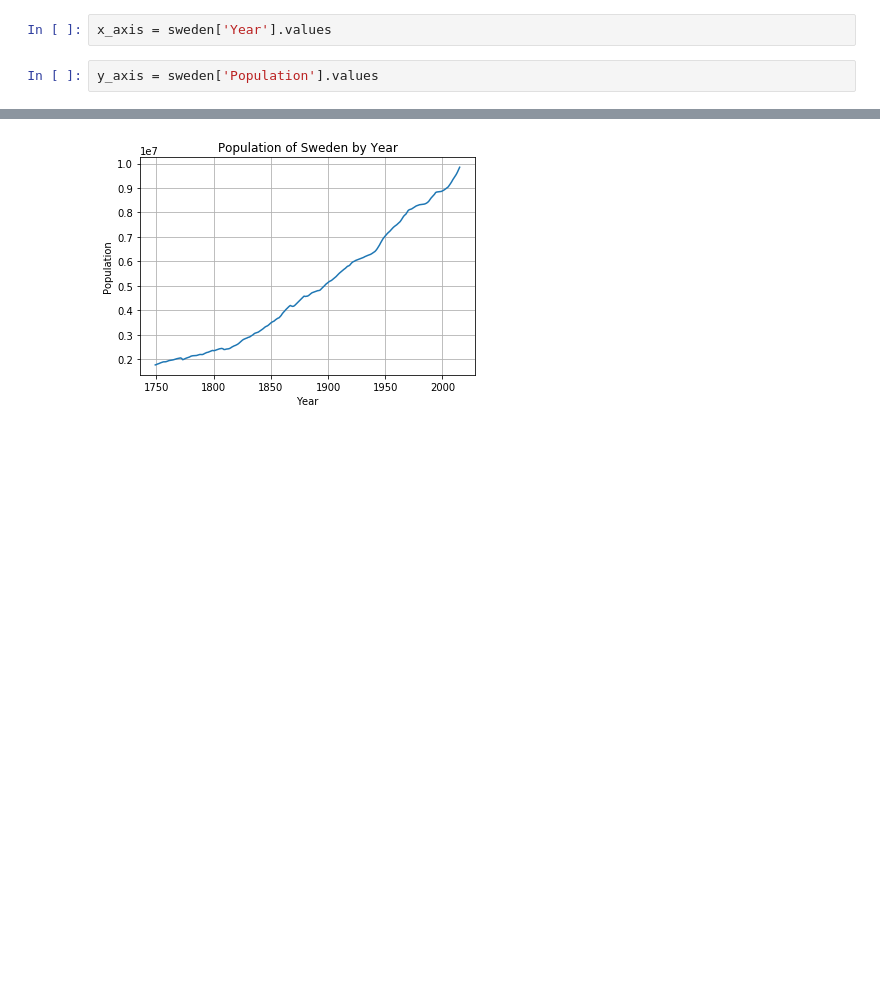
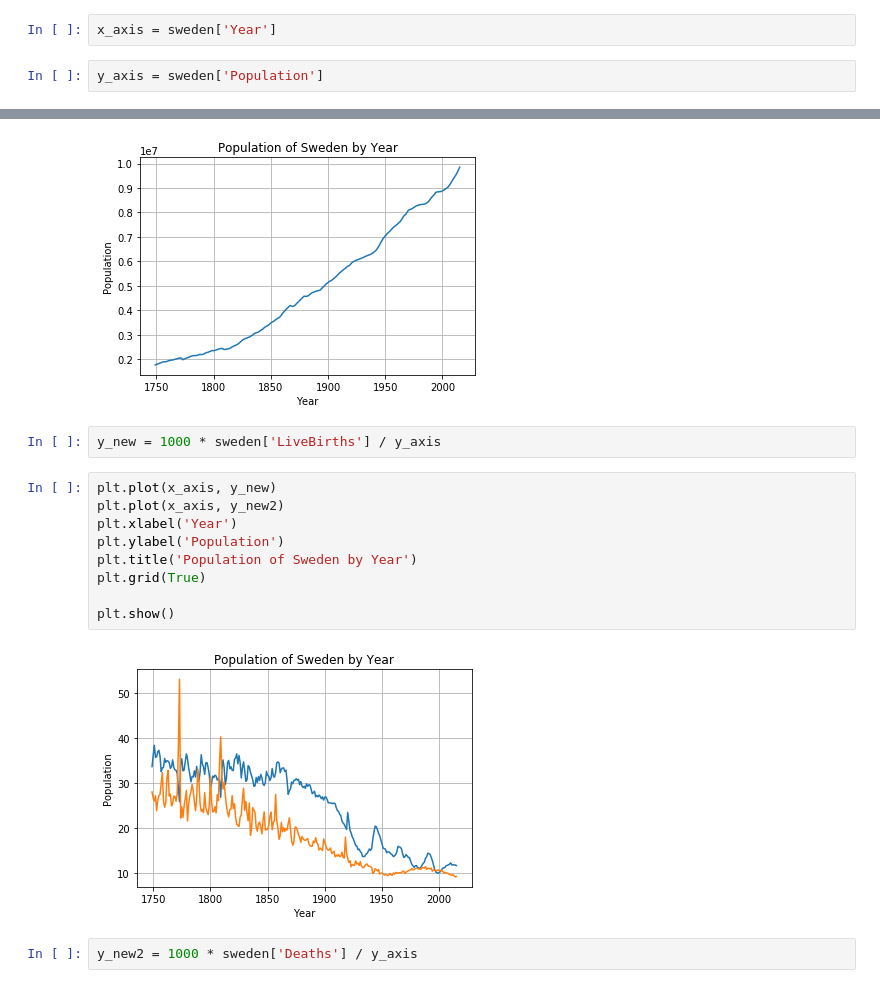
Before and after one commit to ds-modules/HIST-160, a Jupyter notebook: graph_sweden.ipynb, the cells around one changed output, grey strips where cells are left out. Drawn from its saved outputs; the diff is of its cells as text; blank space fills up the shorter version.

Commit message:
figured out what the graph is for

```diff
--- a/graph_sweden.ipynb
+++ b/graph_sweden.ipynb
@@ -73,9 +73,9 @@ sweden.head()
 | 3 | 1752 | 1816703 | 64973 | 49467 | .. | .. | 16761 | .. |
 | 4 | 1753 | 1837869 | 66007 | 43905 | .. | .. | 15923 | .. |
 # %%
-x_axis = sweden['Year'].values
+x_axis = sweden['Year']
 # %%
-y_axis = sweden['Population'].values
+y_axis = sweden['Population']
 # %%
 plt.plot(x_axis, y_axis)
 plt.xlabel('Year')
@@ -86,3 +86,18 @@ plt.grid(True)
 plt.show()
 # %% [output]
 [figure]
+# %%
+y_new = 1000 * sweden['LiveBirths'] / y_axis
+# %%
+plt.plot(x_axis, y_new)
+plt.plot(x_axis, y_new2)
+plt.xlabel('Year')
+plt.ylabel('Population')
+plt.title('Population of Sweden by Year')
+plt.grid(True)
+
+plt.show()
+# %% [output]
+[figure, added]
+# %%
+y_new2 = 1000 * sweden['Deaths'] / y_axis
```
Also changed, not shown: parts of 2 cells of this notebook.
